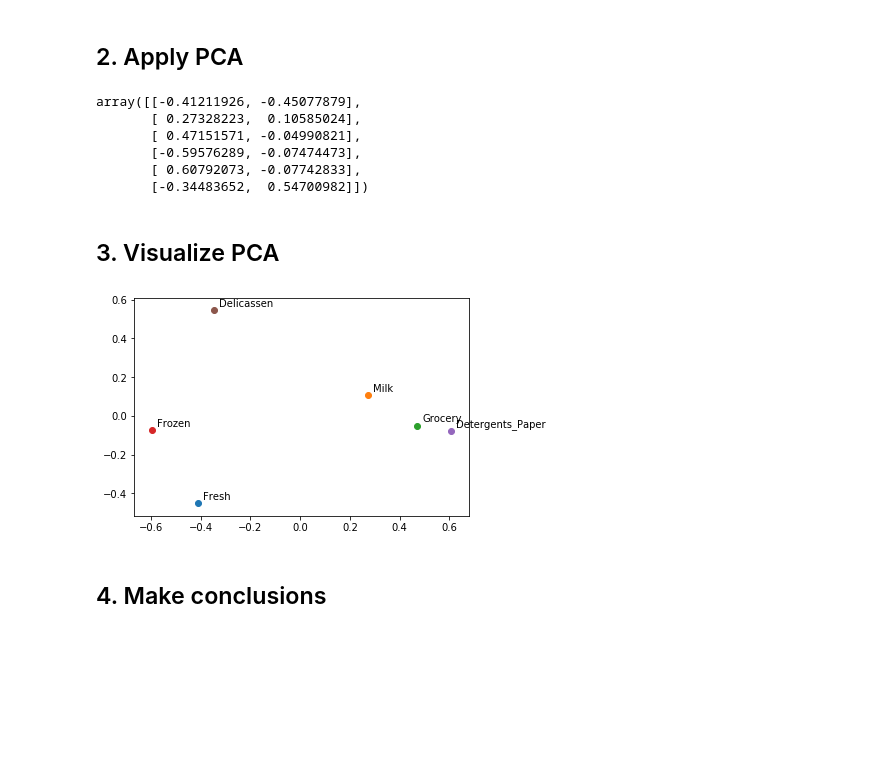
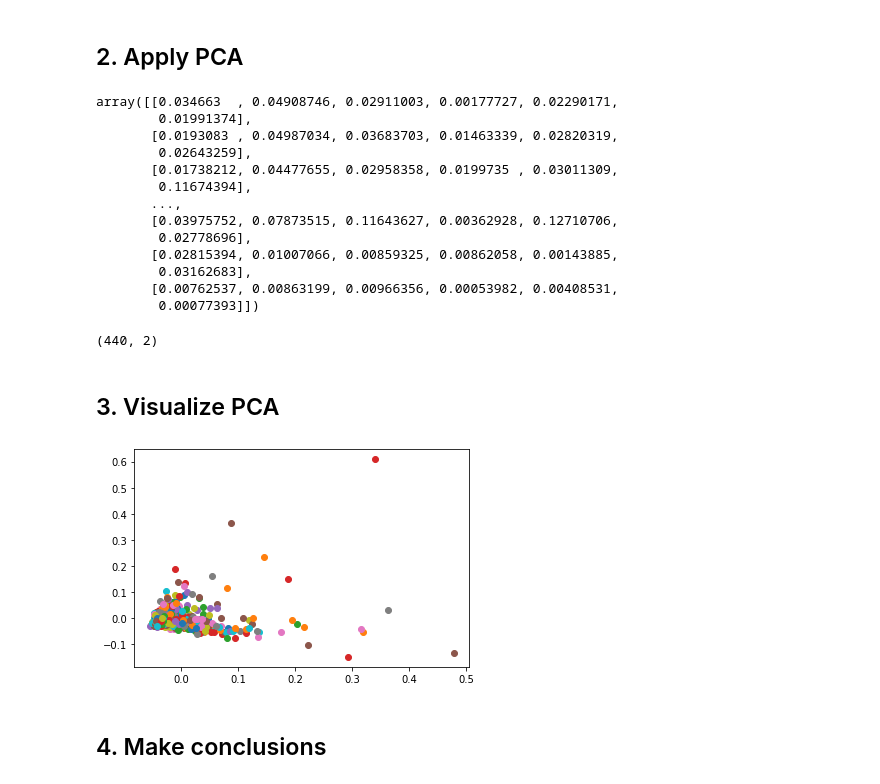
Before and after one commit to APNovichkov/python-ml, a Jupyter notebook: homework-3/homework-3.ipynb, the cells around one changed output. Drawn from its saved outputs; the diff is of its cells as text; code cells hidden in the pictures; blank space fills up the shorter version.

```diff
--- a/homework-3/homework-3.ipynb
+++ b/homework-3/homework-3.ipynb
@@ -46,29 +50,39 @@ array([[0.034663  , 0.04908746, 0.02911003, 0.00177727, 0.02290171,
         0.01991374]])
 # %% [markdown]
 ## 2. Apply PCA
+# %%
+scaled_df
+# %% [output]
+array([[0.034663  , 0.04908746, 0.02911003, 0.00177727, 0.02290171,
+        0.01991374],
+       [0.0193083 , 0.04987034, 0.03683703, 0.01463339, 0.02820319,
+        0.02643259],
+       [0.01738212, 0.04477655, 0.02958358, 0.0199735 , 0.03011309,
+        0.11674394],
+       ...,
+       [0.03975752, 0.07873515, 0.11643627, 0.00362928, 0.12710706,
+        0.02778696],
+       [0.02815394, 0.01007066, 0.00859325, 0.00862058, 0.00143885,
+        0.03162683],
+       [0.00762537, 0.00863199, 0.00966356, 0.00053982, 0.00408531,
+        0.00077393]])
 # %%
 from sklearn.decomposition import PCA
 
-X = np.array(scaled_df.T)
+X = np.array(scaled_df)
 
 pca = PCA(n_components=2)
 X_r = pca.fit_transform(X)
-X_r
+X_r.shape
 # %% [output]
-array([[-0.41211926, -0.45077879],
-       [ 0.27328223,  0.10585024],
-       [ 0.47151571, -0.04990821],
-       [-0.59576289, -0.07474473],
-       [ 0.60792073, -0.07742833],
-       [-0.34483652,  0.54700982]])
+(440, 2)
 # %% [markdown]
 ## 3. Visualize PCA
 # %%
 for feature, (plot_x,plot_y) in enumerate(zip(X_r[:, 0], X_r[:, 1])):
     plt.scatter(plot_x, plot_y)
-    plt.text(plot_x+0.02, plot_y+0.02, df.columns[feature])
 # %% [output]
-[figure, old version]
+[figure, new version]
 # %% [markdown]
 ## 4. Make conclusions
 # %% [markdown]
```
Also changed, not shown: parts of 13 cells of this notebook, 2 other files.
